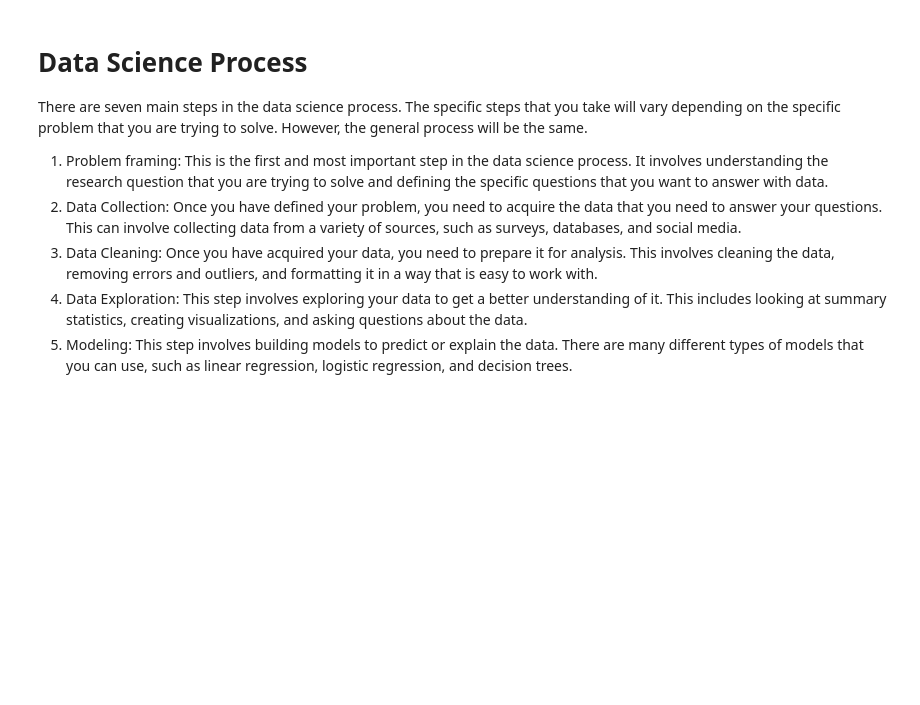
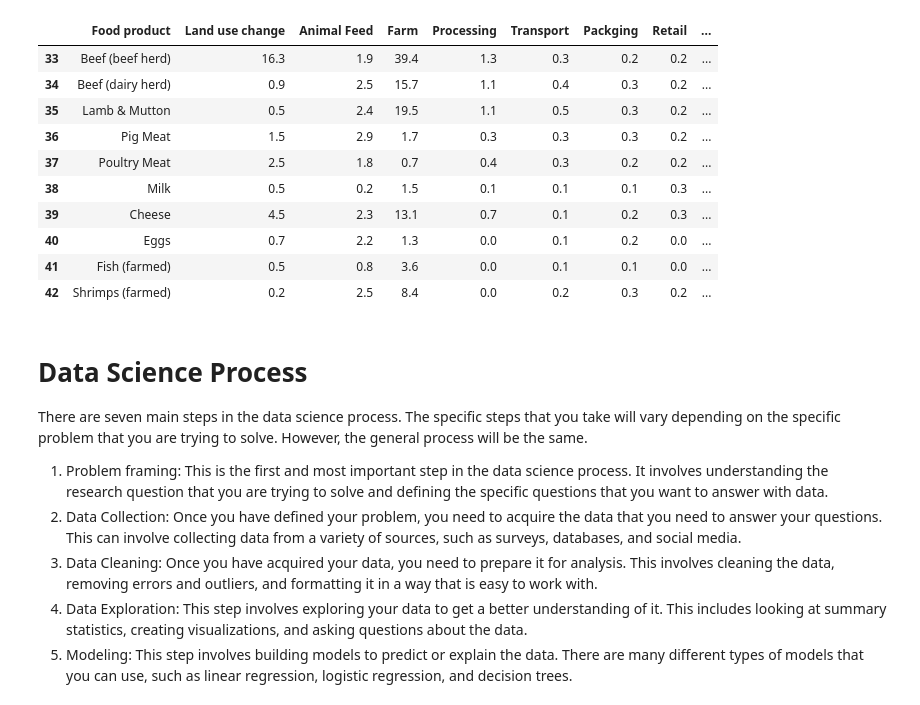
Before and after one commit to kzukeri/portfolio, a Jupyter notebook: Research_Skeleton_Notebook-Kweli.ipynb, the cells around one changed output. Drawn from its saved outputs; the diff is of its cells as text; code cells hidden in the pictures; blank space fills up the shorter version.

```diff
--- a/Research_Skeleton_Notebook-Kweli.ipynb
+++ b/Research_Skeleton_Notebook-Kweli.ipynb
@@ -20,3 +40,17 @@ warnings.filterwarnings('ignore')
+# %%
+FoodDataFrame.tail(10)
+# %% [output]
+|  | Food product | Land use change | Animal Feed | Farm | Processing | Transport | Packging | Retail | ... |
+| 33 | Beef (beef herd) | 16.3 | 1.9 | 39.4 | 1.3 | 0.3 | 0.2 | 0.2 | ... |
+| 34 | Beef (dairy herd) | 0.9 | 2.5 | 15.7 | 1.1 | 0.4 | 0.3 | 0.2 | ... |
+| 35 | Lamb & Mutton | 0.5 | 2.4 | 19.5 | 1.1 | 0.5 | 0.3 | 0.2 | ... |
+| 36 | Pig Meat | 1.5 | 2.9 | 1.7 | 0.3 | 0.3 | 0.3 | 0.2 | ... |
+| 37 | Poultry Meat | 2.5 | 1.8 | 0.7 | 0.4 | 0.3 | 0.2 | 0.2 | ... |
+| 38 | Milk | 0.5 | 0.2 | 1.5 | 0.1 | 0.1 | 0.1 | 0.3 | ... |
+| 39 | Cheese | 4.5 | 2.3 | 13.1 | 0.7 | 0.1 | 0.2 | 0.3 | ... |
+| 40 | Eggs | 0.7 | 2.2 | 1.3 | 0.0 | 0.1 | 0.2 | 0.0 | ... |
+| 41 | Fish (farmed) | 0.5 | 0.8 | 3.6 | 0.0 | 0.1 | 0.1 | 0.0 | ... |
+| 42 | Shrimps (farmed) | 0.2 | 2.5 | 8.4 | 0.0 | 0.2 | 0.3 | 0.2 | ... |
 # %% [markdown]
 # Data Science Process
 There are seven main steps in the data science process. The specific steps that you take will vary depending on the specific problem that you are trying to solve. However, the general process will be the same.
```
Also changed, not shown: parts of 2 cells of this notebook.
